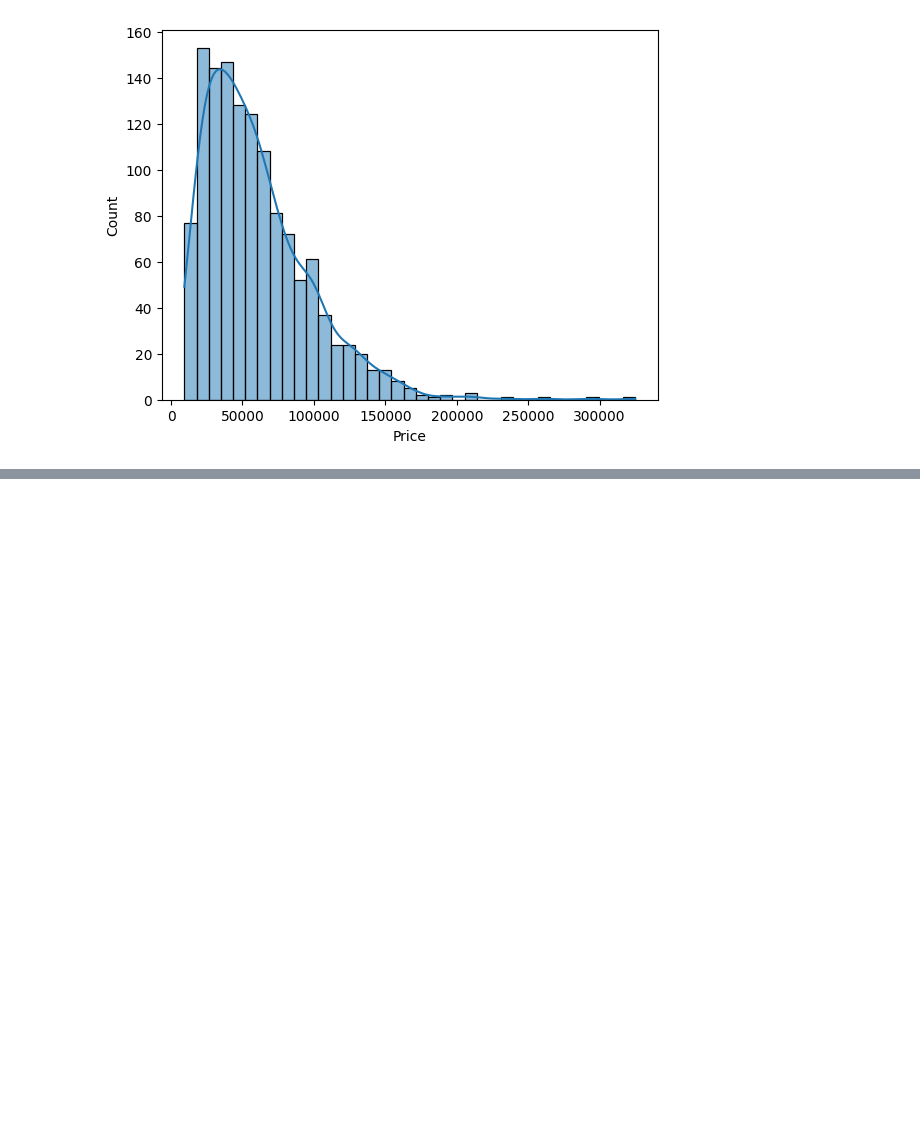
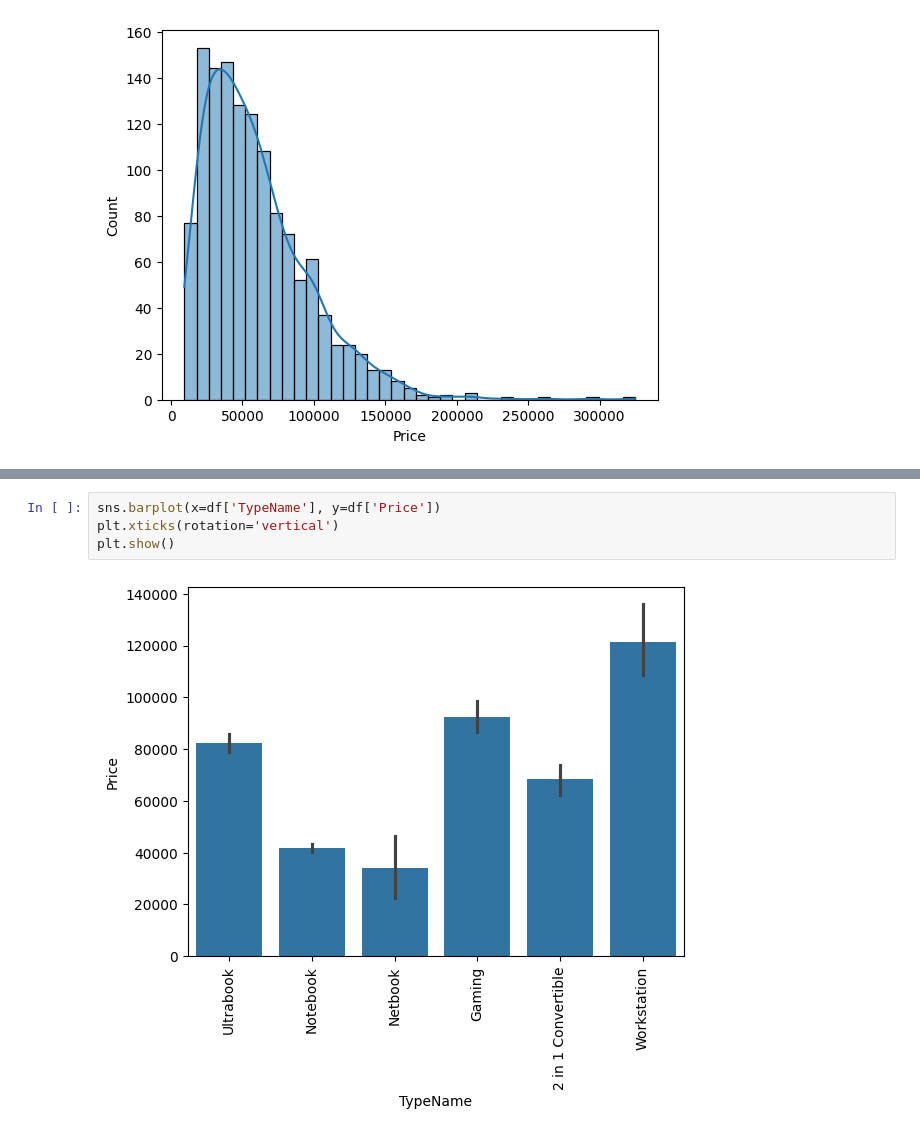
Before and after one commit to ahamudul-hasan/Laptop-Price-Predictor, a Jupyter notebook: src/Project.ipynb, the cells around one changed output, grey strips where cells are left out. Drawn from its saved outputs; the diff is of its cells as text; blank space fills up the shorter version.

```diff
--- a/src/Project.ipynb
+++ b/src/Project.ipynb
@@ -117,0 +141,6 @@ sns.histplot(df['Price'], kde=True)
+# %%
+sns.barplot(x=df['TypeName'], y=df['Price'])
+plt.xticks(rotation='vertical')
+plt.show()
+# %% [output]
+[figure, added]
```
Also changed, not shown: parts of 36 cells of this notebook.
